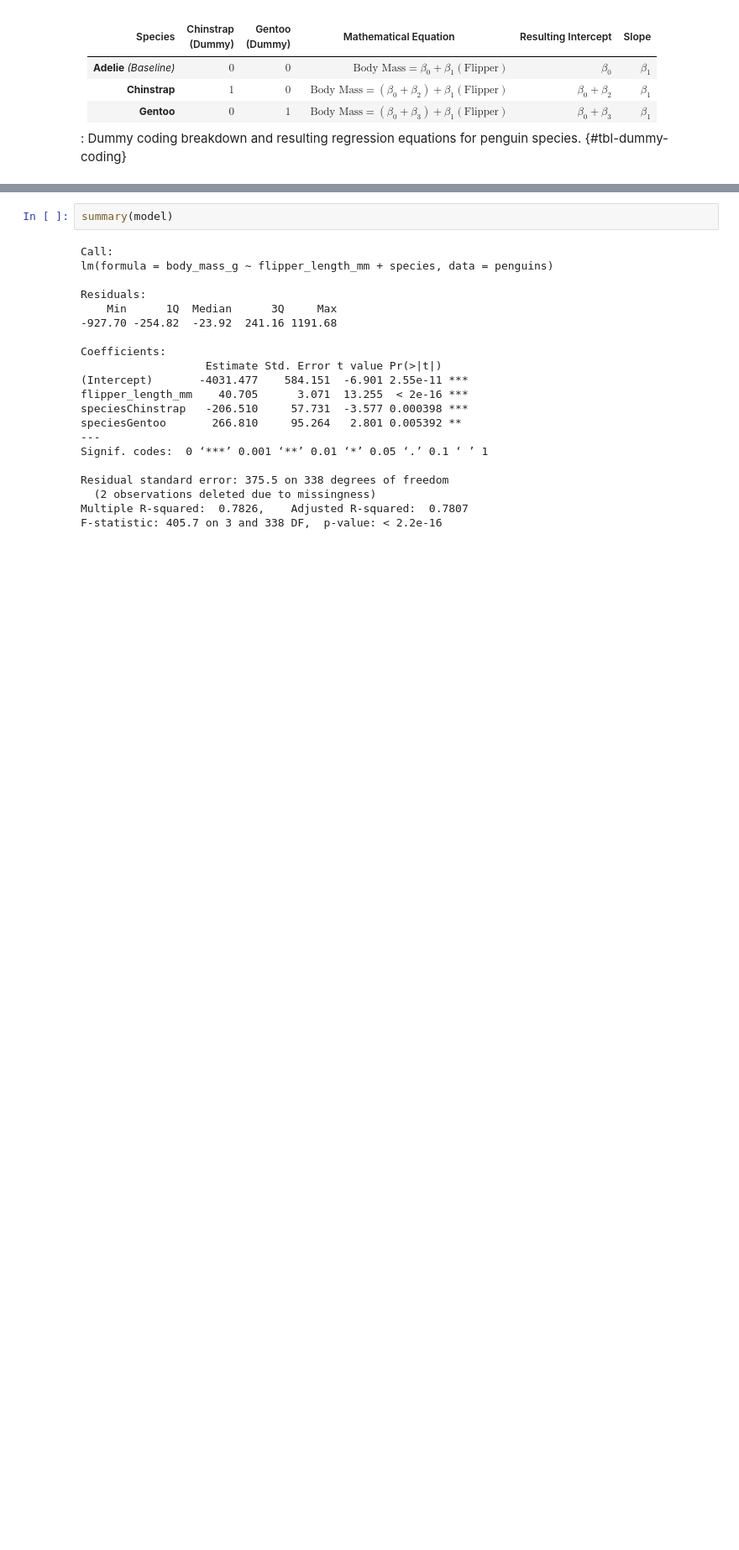
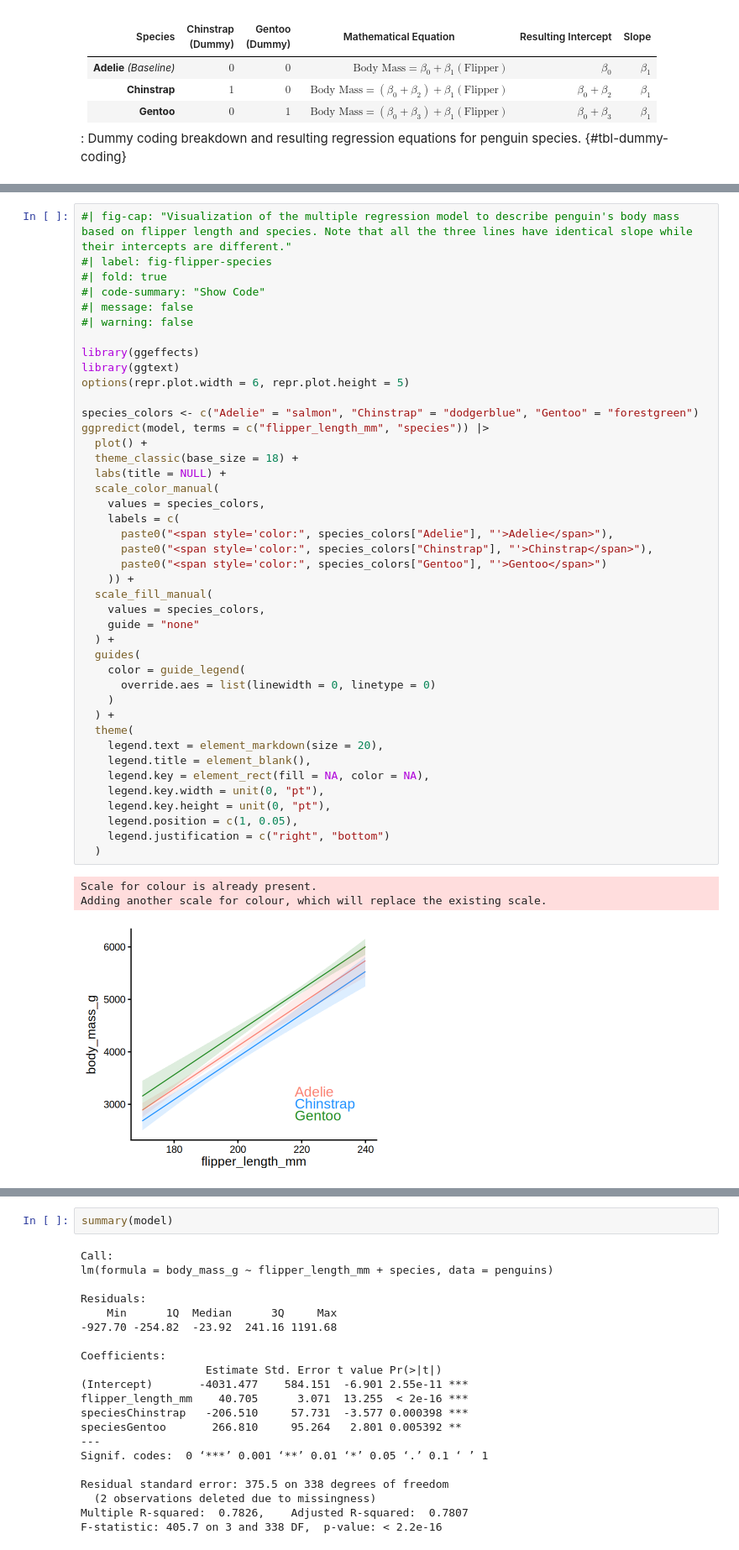
Before and after one commit to manishdatt-edu/biostats, a Jupyter notebook: regression.ipynb, the cells around one changed output, grey strips where cells are left out. Shown at 84% size. Saved outputs shown, nothing was run; the diff lists cells and outputs as text; blank space fills up the shorter version.

```diff
--- a/regression.ipynb
+++ b/regression.ipynb
@@ -553,0 +572,46 @@ $$
+# %%
+#| fig-cap: "Visualization of the multiple regression model to describe penguin's body mass based on flipper length and species. Note that all the three lines have identical slope while their intercepts are different."
+#| label: fig-flipper-species
+#| fold: true
+#| code-summary: "Show Code"
+#| message: false
+#| warning: false
+
+library(ggeffects)
+library(ggtext)
+options(repr.plot.width = 6, repr.plot.height = 5)
+
+species_colors <- c("Adelie" = "salmon", "Chinstrap" = "dodgerblue", "Gentoo" = "forestgreen")
+ggpredict(model, terms = c("flipper_length_mm", "species")) |>
+  plot() +
+  theme_classic(base_size = 18) +
+  labs(title = NULL) +
+  scale_color_manual(
+    values = species_colors,
+    labels = c(
+      paste0("<span style='color:", species_colors["Adelie"], "'>Adelie</span>"),
+      paste0("<span style='color:", species_colors["Chinstrap"], "'>Chinstrap</span>"),
+      paste0("<span style='color:", species_colors["Gentoo"], "'>Gentoo</span>")
+    )) +
+  scale_fill_manual(
+    values = species_colors,
+    guide = "none"
+  ) +
+  guides(
+    color = guide_legend(
+      override.aes = list(linewidth = 0, linetype = 0)
+    )
+  ) +
+  theme(
+    legend.text = element_markdown(size = 20),
+    legend.title = element_blank(),
+    legend.key = element_rect(fill = NA, color = NA),
+    legend.key.width = unit(0, "pt"),
+    legend.key.height = unit(0, "pt"),
+    legend.position = c(1, 0.05),
+    legend.justification = c("right", "bottom")
+  )
+# %% [output]
+Scale for colour is already present.
+Adding another scale for colour, which will replace the existing scale.
+[figure, added]
```
Also changed, not shown: parts of 23 cells of this notebook, 1 other file.
